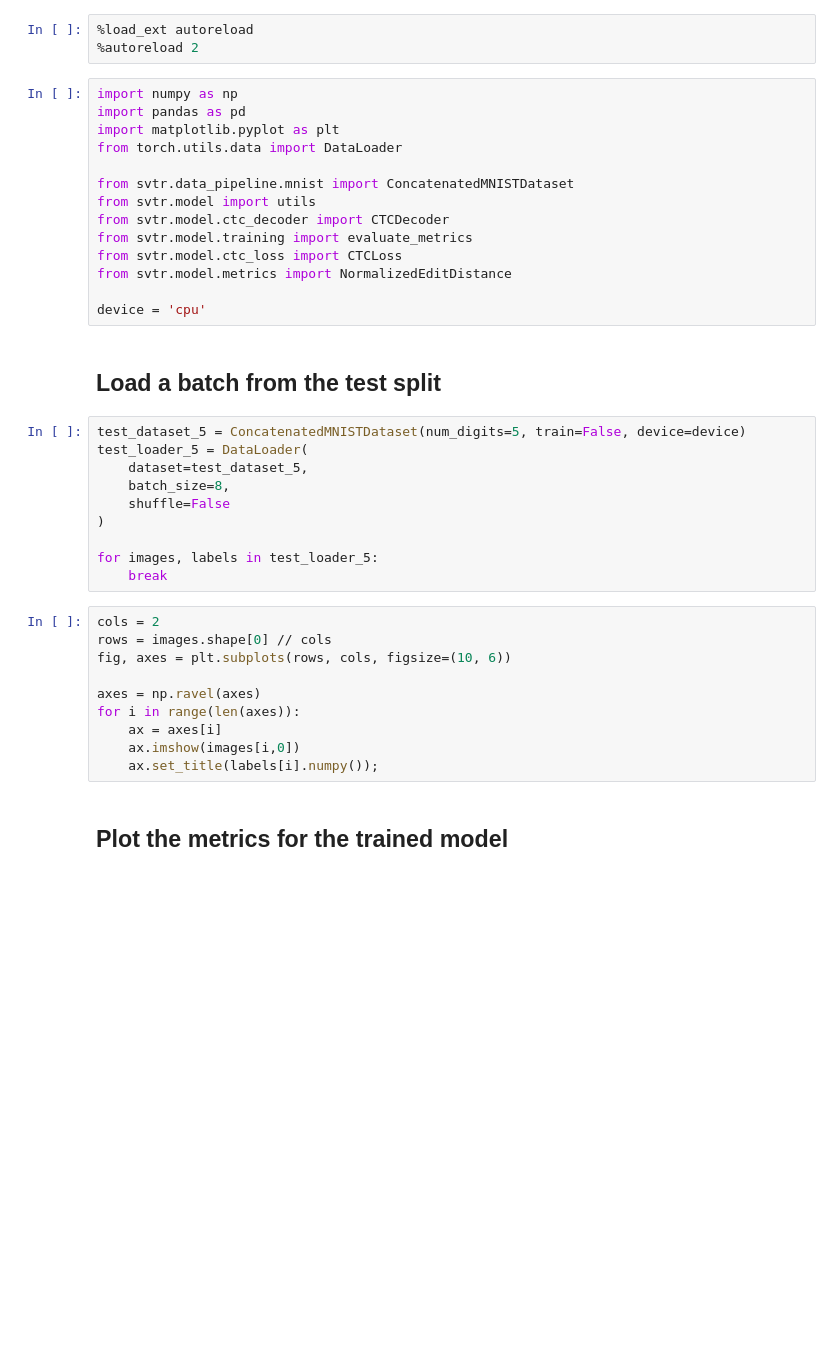
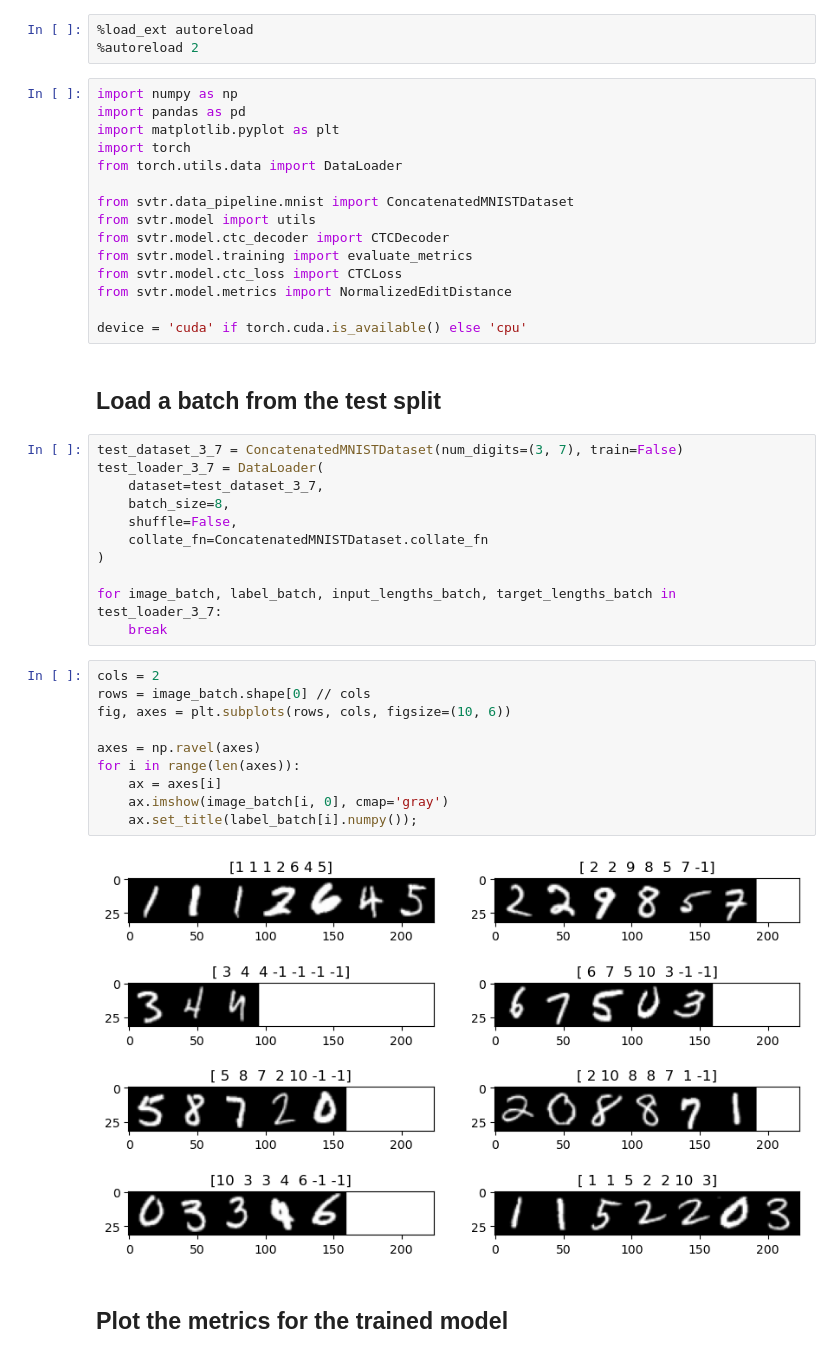
Before and after one commit to VukGlisovic/computer_vision, a Jupyter notebook: svtr/notebooks/02-inspect-trained-model.ipynb, the cells around one changed output. Saved outputs shown, nothing was run; the diff lists cells and outputs as text; blank space fills up the shorter version.

```diff
--- a/svtr/notebooks/02-inspect-trained-model.ipynb
+++ b/svtr/notebooks/02-inspect-trained-model.ipynb
@@ -5,6 +5,7 @@
 import numpy as np
 import pandas as pd
 import matplotlib.pyplot as plt
+import torch
 from torch.utils.data import DataLoader
 
 from svtr.data_pipeline.mnist import ConcatenatedMNISTDataset
@@ -14,29 +15,32 @@ from svtr.model.training import evaluate_metrics
 from svtr.model.ctc_loss import CTCLoss
 from svtr.model.metrics import NormalizedEditDistance
 
-device = 'cpu'
+device = 'cuda' if torch.cuda.is_available() else 'cpu'
 # %% [markdown]
 ## Load a batch from the test split
 # %%
-test_dataset_5 = ConcatenatedMNISTDataset(num_digits=5, train=False, device=device)
-test_loader_5 = DataLoader(
-    dataset=test_dataset_5,
+test_dataset_3_7 = ConcatenatedMNISTDataset(num_digits=(3, 7), train=False)
+test_loader_3_7 = DataLoader(
+    dataset=test_dataset_3_7,
     batch_size=8,
-    shuffle=False
+    shuffle=False,
+    collate_fn=ConcatenatedMNISTDataset.collate_fn
 )
 
-for images, labels in test_loader_5:
+for image_batch, label_batch, input_lengths_batch, target_lengths_batch in test_loader_3_7:
     break
 # %%
 cols = 2
-rows = images.shape[0] // cols
+rows = image_batch.shape[0] // cols
 fig, axes = plt.subplots(rows, cols, figsize=(10, 6))
 
 axes = np.ravel(axes)
 for i in range(len(axes)):
     ax = axes[i]
-    ax.imshow(images[i,0])
-    ax.set_title(labels[i].numpy());
+    ax.imshow(image_batch[i, 0], cmap='gray')
+    ax.set_title(label_batch[i].numpy());
+# %% [output]
+[figure, added]
 # %% [markdown]
 ## Plot the metrics for the trained model
 # %%
```
Also changed, not shown: parts of 21 cells of this notebook.
